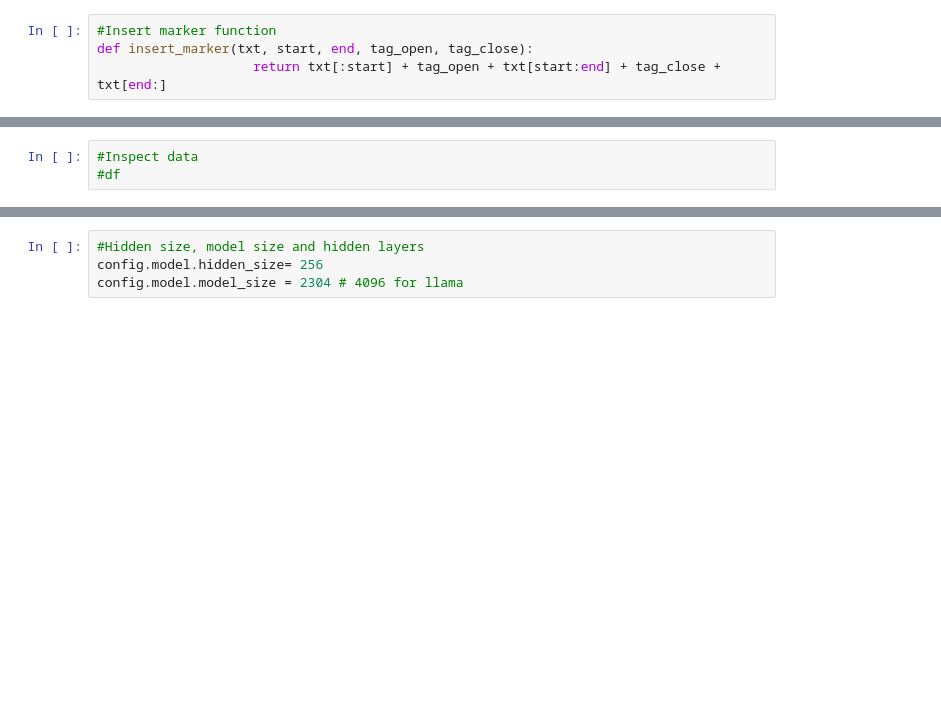
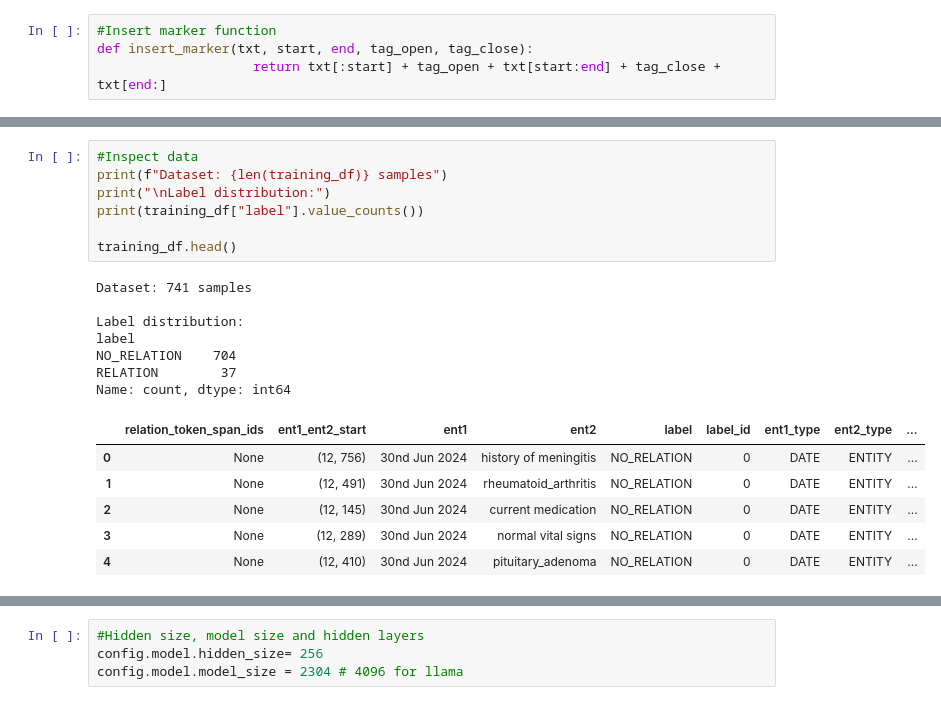
Before and after one commit to uclh-criu/patient-clinical-timeline-extraction, a Jupyter notebook: notebooks_training/relcat_training.ipynb, the cells around one changed output, grey strips where cells are left out. Drawn from its saved outputs; the diff is of its cells as text; blank space fills up the shorter version.

```diff
--- a/notebooks_training/relcat_training.ipynb
+++ b/notebooks_training/relcat_training.ipynb
@@ -125,7 +116,25 @@ print(f"Created {len(df)} date-entity pairs (including relative dates)")
 Created 741 date-entity pairs (including relative dates)
 # %%
 #Inspect data
-#df
+print(f"Dataset: {len(training_df)} samples")
+print("\nLabel distribution:")
+print(training_df["label"].value_counts())
+
+training_df.head()
+# %% [output]
+Dataset: 741 samples
+
+Label distribution:
+label
+NO_RELATION    704
+RELATION        37
+Name: count, dtype: int64
+|  | relation_token_span_ids | ent1_ent2_start | ent1 | ent2 | label | label_id | ent1_type | ent2_type | ... |
+| 0 | None | (12, 756) | 30nd Jun 2024 | history of meningitis | NO_RELATION | 0 | DATE | ENTITY | ... |
+| 1 | None | (12, 491) | 30nd Jun 2024 | rheumatoid_arthritis | NO_RELATION | 0 | DATE | ENTITY | ... |
+| 2 | None | (12, 145) | 30nd Jun 2024 | current medication | NO_RELATION | 0 | DATE | ENTITY | ... |
+| 3 | None | (12, 289) | 30nd Jun 2024 | normal vital signs | NO_RELATION | 0 | DATE | ENTITY | ... |
+| 4 | None | (12, 410) | 30nd Jun 2024 | pituitary_adenoma | NO_RELATION | 0 | DATE | ENTITY | ... |
 # %%
 # Per-document summary from original data
 summary = []
```
Also changed, not shown: parts of 22 cells of this notebook, 11 other files.
